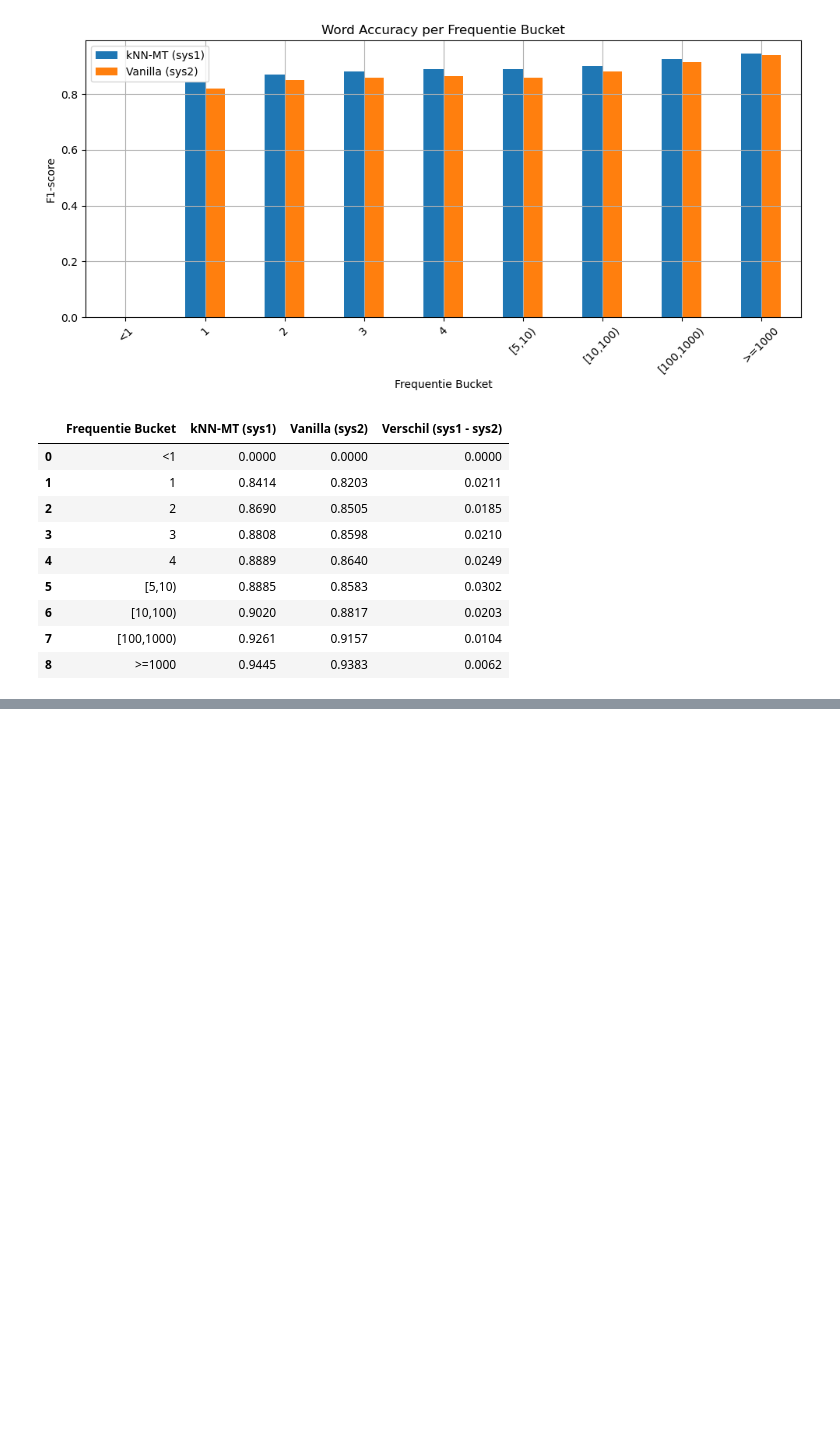
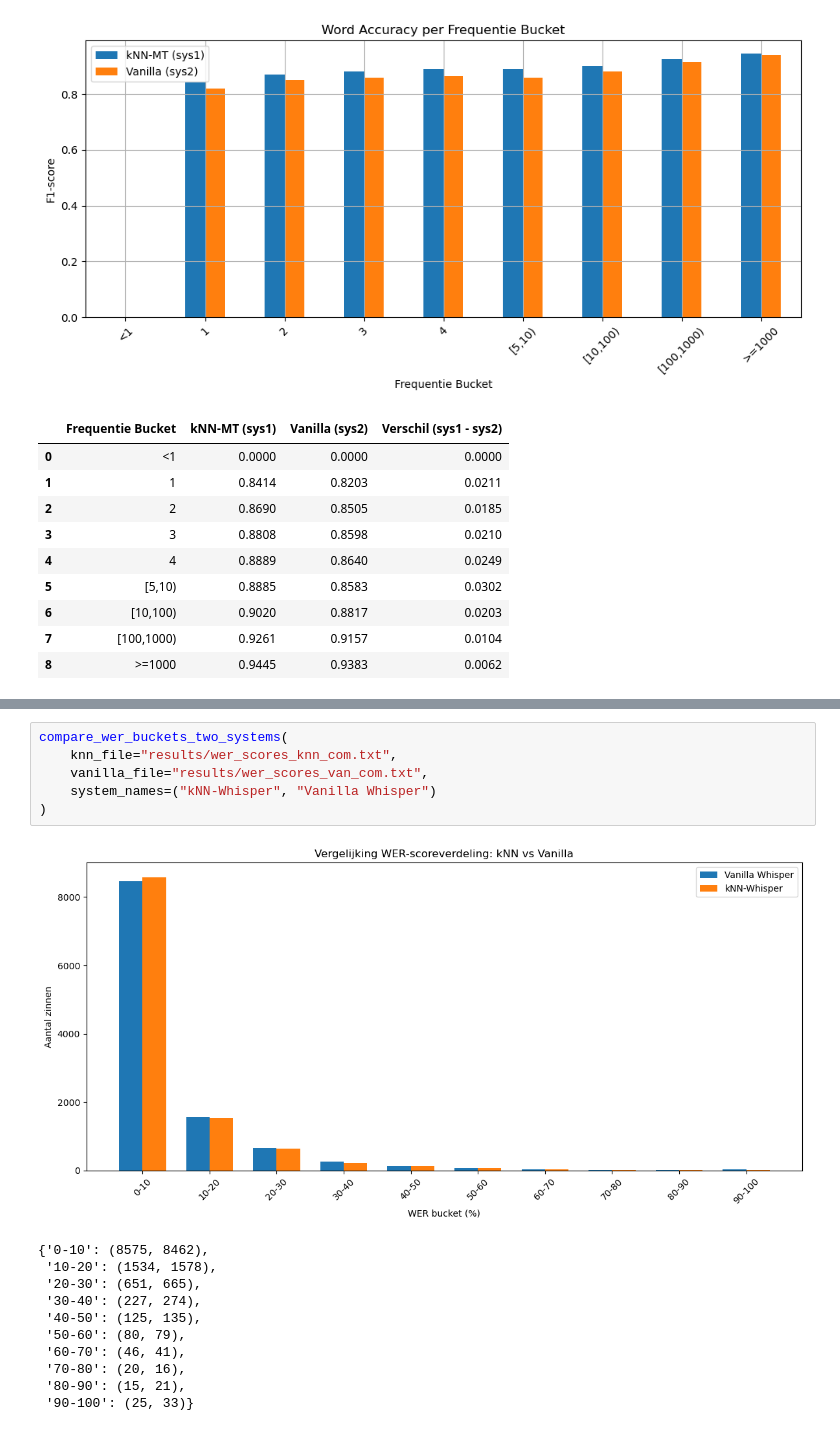
Before and after one commit to SedatGunay/kNN-MT, a Jupyter notebook: notebooks/voxpopuli.ipynb, the cells around one changed output, grey strips where cells are left out. Cells and saved outputs as stored; diff of their text form; blank space fills up the shorter version.

```diff
--- a/notebooks/voxpopuli.ipynb
+++ b/notebooks/voxpopuli.ipynb
@@ -216,0 +344,18 @@ display(df_commonvoice_pos_TEST)
+# %%
+compare_wer_buckets_two_systems(
+    knn_file="results/wer_scores_knn_com.txt",
+    vanilla_file="results/wer_scores_van_com.txt",
+    system_names=("kNN-Whisper", "Vanilla Whisper")
+)
+# %% [output]
+[figure, added]
+{'0-10': (8575, 8462),
+ '10-20': (1534, 1578),
+ '20-30': (651, 665),
+ '30-40': (227, 274),
+ '40-50': (125, 135),
+ '50-60': (80, 79),
+ '60-70': (46, 41),
+ '70-80': (20, 16),
+ '80-90': (15, 21),
+ '90-100': (25, 33)}
```
Also changed, not shown: parts of 11 cells of this notebook, 24 other files.
